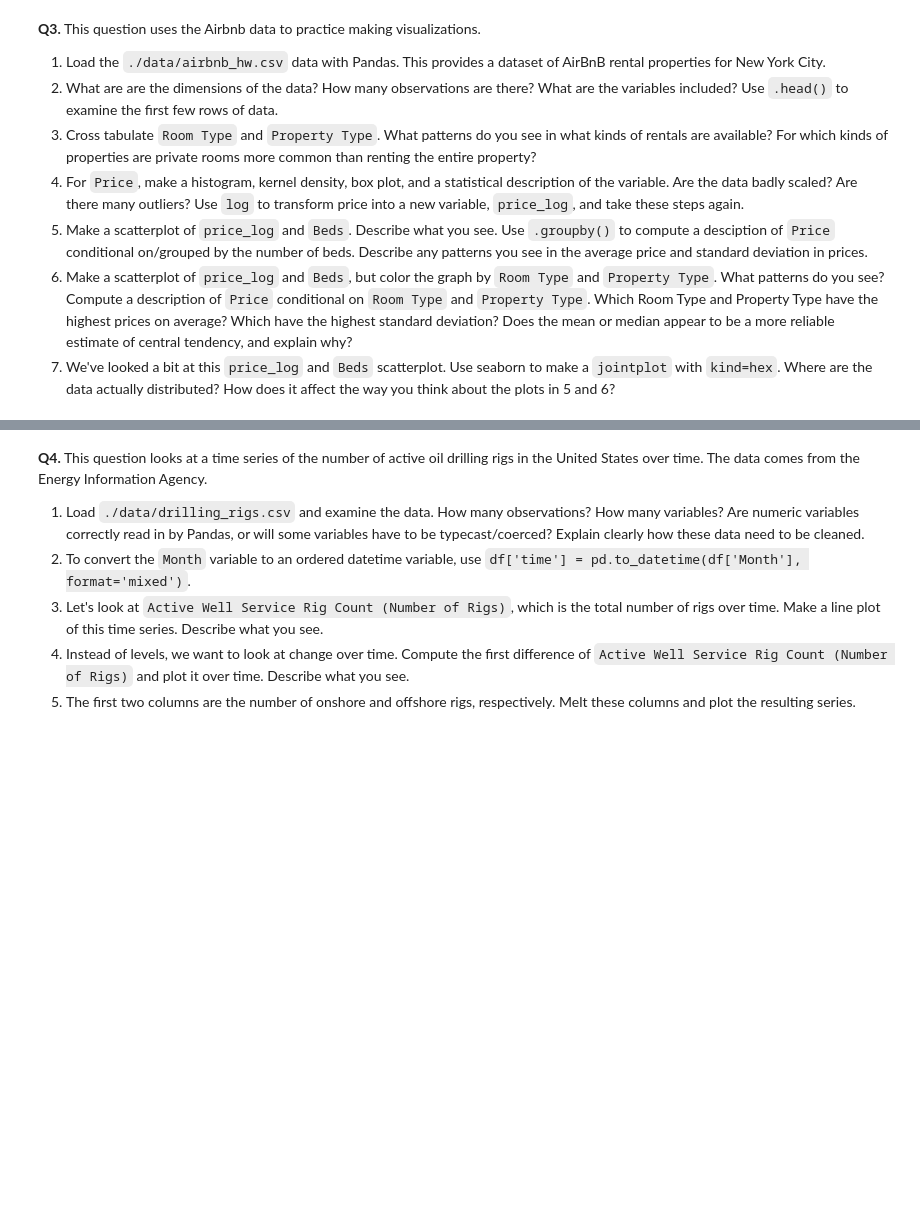
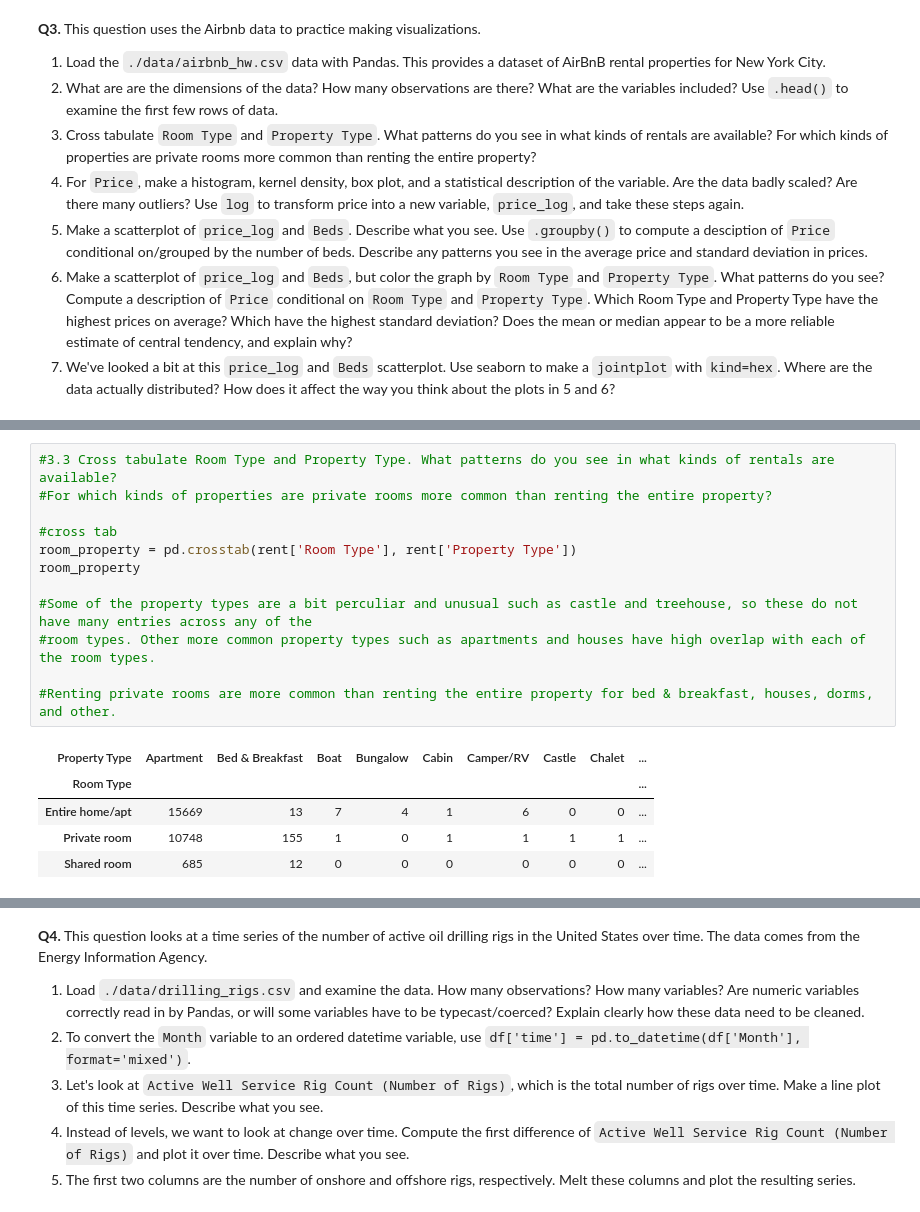
Before and after one commit to kyleegit27/EDA, a Jupyter notebook: assignment/assignment.ipynb, the cells around one changed output, grey strips where cells are left out. Saved outputs shown, nothing was run; the diff lists cells and outputs as text; blank space fills up the shorter version.

```diff
--- a/assignment/assignment.ipynb
+++ b/assignment/assignment.ipynb
@@ -205,0 +221,18 @@ dtype: int64
+# %%
+#3.3 Cross tabulate Room Type and Property Type. What patterns do you see in what kinds of rentals are available?
+#For which kinds of properties are private rooms more common than renting the entire property?
+
+#cross tab
+room_property = pd.crosstab(rent['Room Type'], rent['Property Type'])
+room_property
+
+#Some of the property types are a bit perculiar and unusual such as castle and treehouse, so these do not have many entries across any of the
+#room types. Other more common property types such as apartments and houses have high overlap with each of the room types.
+
+#Renting private rooms are more common than renting the entire property for bed & breakfast, houses, dorms, and other.
+# %% [output]
+| Property Type | Apartment | Bed & Breakfast | Boat | Bungalow | Cabin | Camper/RV | Castle | Chalet | ... |
+| Room Type |  |  |  |  |  |  |  |  | ... |
+| Entire home/apt | 15669 | 13 | 7 | 4 | 1 | 6 | 0 | 0 | ... |
+| Private room | 10748 | 155 | 1 | 0 | 1 | 1 | 1 | 1 | ... |
+| Shared room | 685 | 12 | 0 | 0 | 0 | 0 | 0 | 0 | ... |
```
Also changed, not shown: parts of 6 cells of this notebook.
